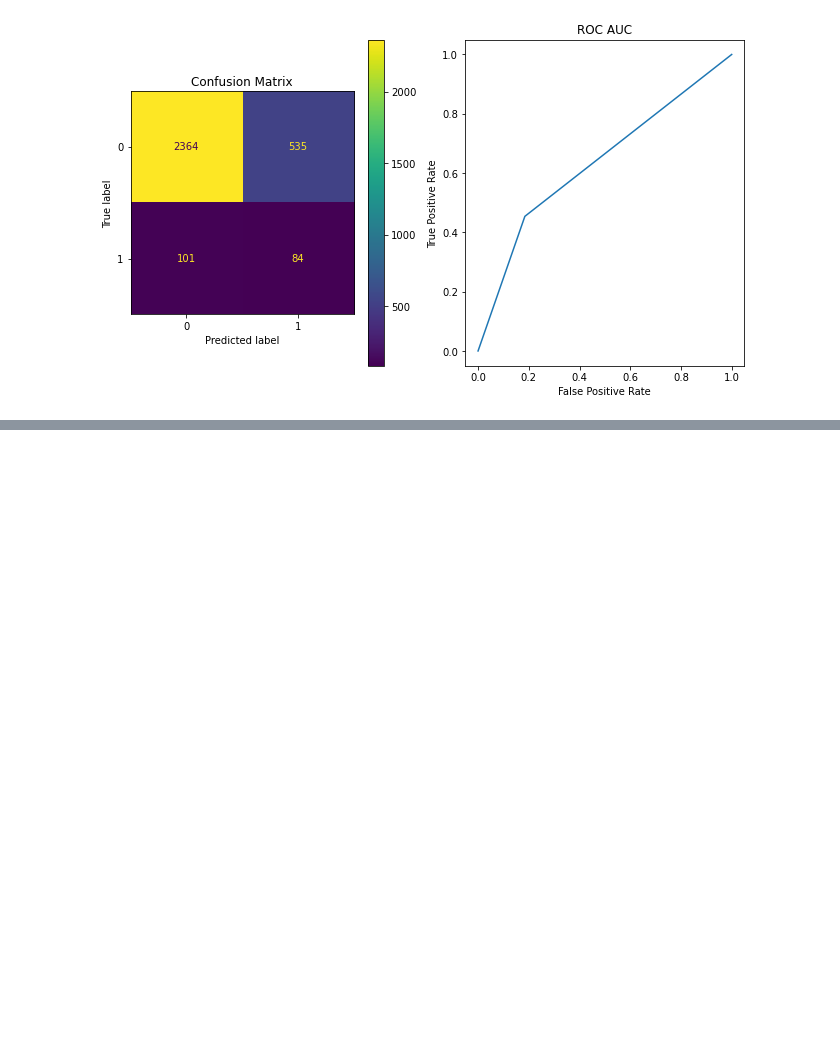
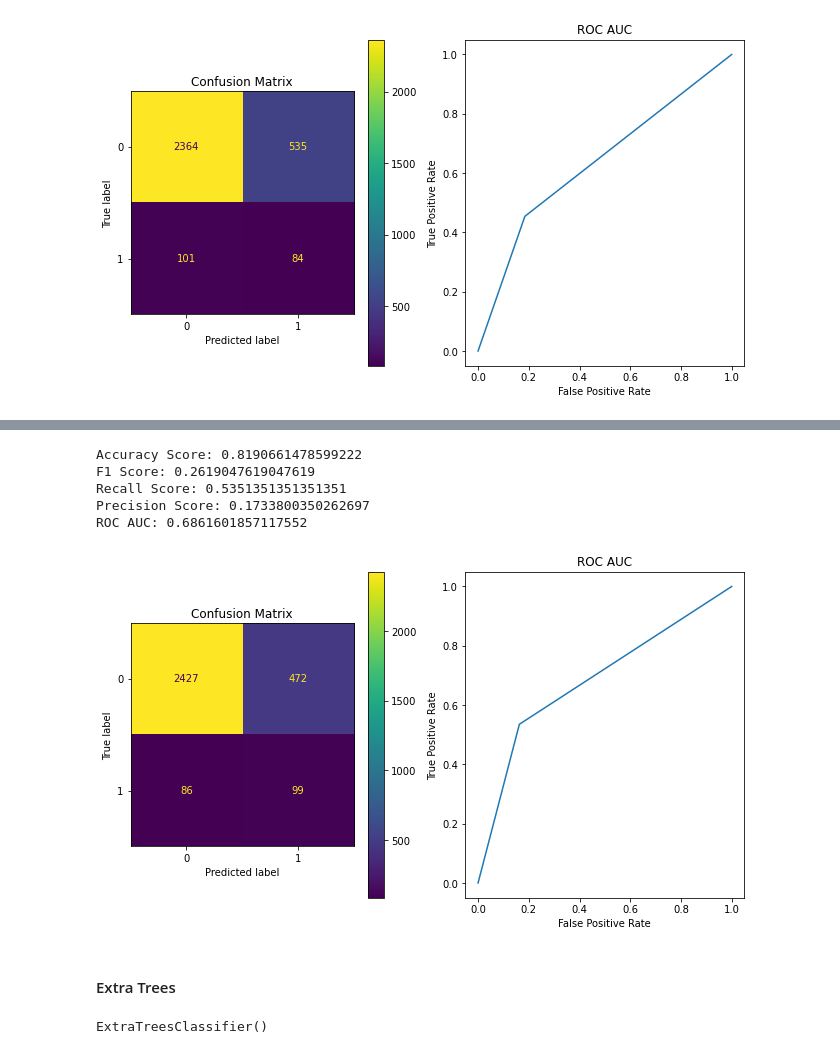
Before and after one commit to MohammadRouintan/Vehicle-Insurance-Claim-Fraud-Detection-Classification, a Jupyter notebook: VehicleInsuranceCLASSIFICATION.ipynb, the cells around one changed output, grey strips where cells are left out. Drawn from its saved outputs; the diff is of its cells as text; code cells hidden in the pictures; blank space fills up the shorter version.

```diff
--- a/VehicleInsuranceCLASSIFICATION.ipynb
+++ b/VehicleInsuranceCLASSIFICATION.ipynb
@@ -606,0 +652,11 @@ ROC AUC: 0.6347538293726634
+# %%
+analysis_model_with_test('random_forest_clf_under', random_forest_clf, x_test, y_test)
+# %% [output]
+Accuracy Score: 0.8190661478599222
+F1 Score: 0.2619047619047619
+Recall Score: 0.5351351351351351
+Precision Score: 0.1733800350262697
+ROC AUC: 0.6861601857117552
+[figure, added]
+# %% [markdown]
+#### Extra Trees
@@ -606,0 +666,4 @@ ROC AUC: 0.6347538293726634
+# %%
+extra_trees_clf.fit(x_under, y_under)
+# %% [output]
+ExtraTreesClassifier()
```
Also changed, not shown: parts of 27 cells of this notebook.
